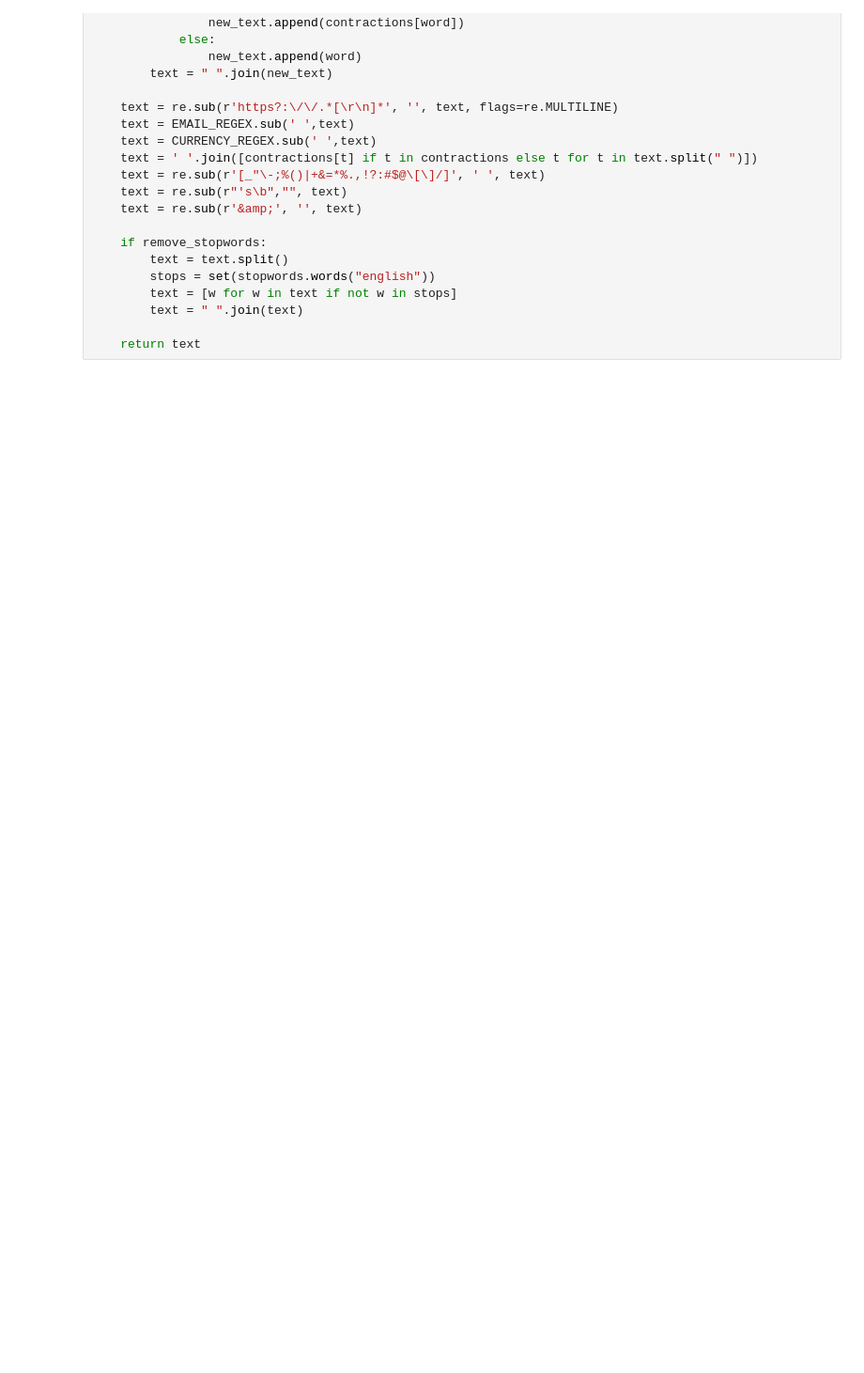
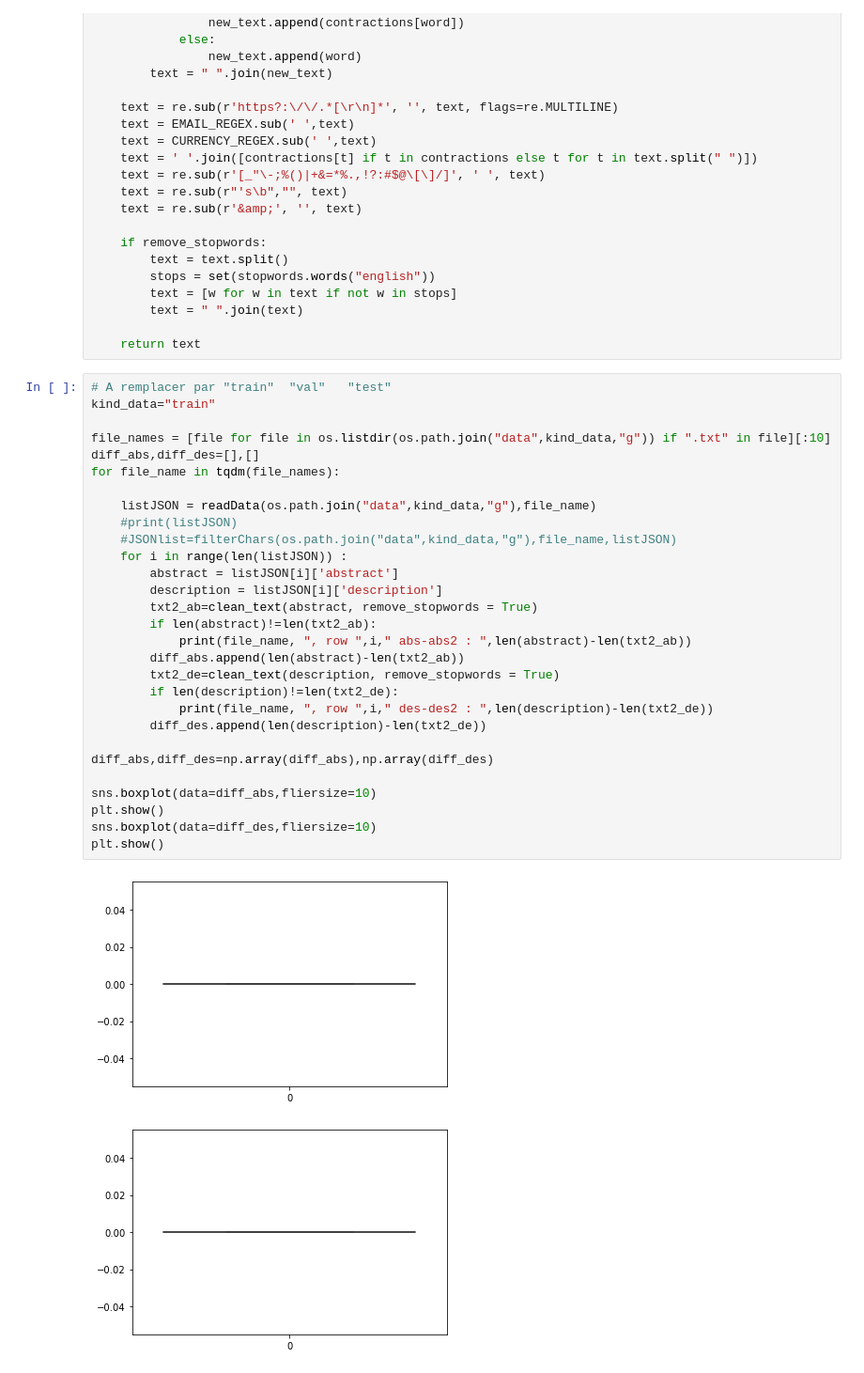
Before and after one commit to mgendr/MTI830---Resume-de-textes, a Jupyter notebook: LSTM_essai_Malo.ipynb, the cells around one changed output. Shown: that part at 94% size. Drawn from its saved outputs; the diff is of its cells as text; blank space fills up the shorter version.

```diff
--- a/LSTM_essai_Malo.ipynb
+++ b/LSTM_essai_Malo.ipynb
@@ -100,3 +109,35 @@ def clean_text(text, remove_stopwords = True):
         text = " ".join(text)
 
     return text
+# %%
+# A remplacer par "train"  "val"   "test"
+kind_data="train"
+
+file_names = [file for file in os.listdir(os.path.join("data",kind_data,"g")) if ".txt" in file][:10]
+diff_abs,diff_des=[],[]
+for file_name in tqdm(file_names):
+
+    listJSON = readData(os.path.join("data",kind_data,"g"),file_name)
+    #print(listJSON)
+    #JSONlist=filterChars(os.path.join("data",kind_data,"g"),file_name,listJSON)
+    for i in range(len(listJSON)) :
+        abstract = listJSON[i]['abstract']
+        description = listJSON[i]['description']
+        txt2_ab=clean_text(abstract, remove_stopwords = True)
+        if len(abstract)!=len(txt2_ab):
+            print(file_name, ", row ",i," abs-abs2 : ",len(abstract)-len(txt2_ab))
+        diff_abs.append(len(abstract)-len(txt2_ab))
+        txt2_de=clean_text(description, remove_stopwords = True)
+        if len(description)!=len(txt2_de):
+            print(file_name, ", row ",i," des-des2 : ",len(description)-len(txt2_de))
+        diff_des.append(len(description)-len(txt2_de))
+
+diff_abs,diff_des=np.array(diff_abs),np.array(diff_des)
+
+sns.boxplot(data=diff_abs,fliersize=10)
+plt.show()
+sns.boxplot(data=diff_des,fliersize=10)
+plt.show()
+# %% [output]
+[figure, added]
+[figure, added]
```
Also changed, not shown: parts of 24 cells of this notebook, 1 other file.
